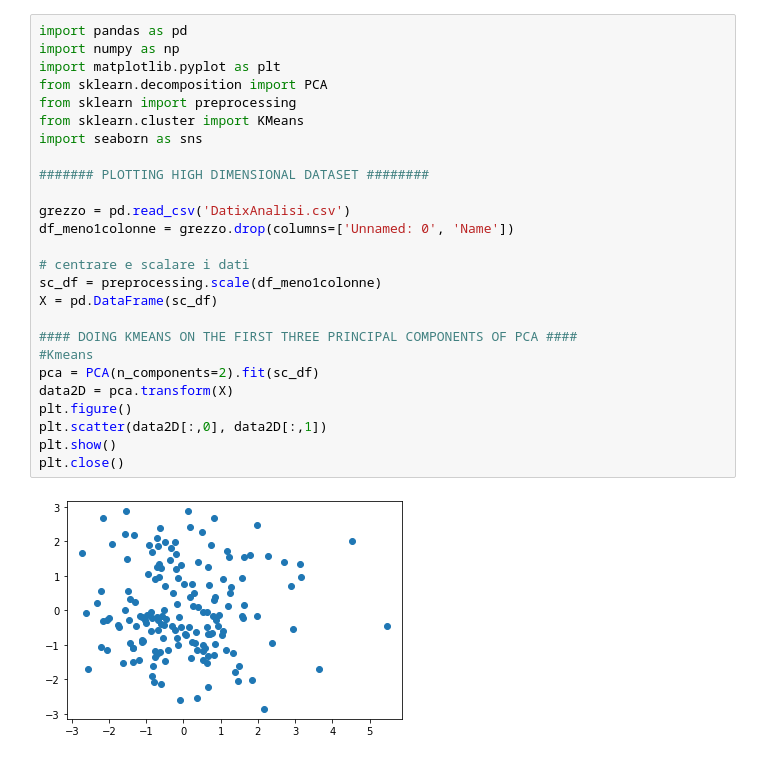
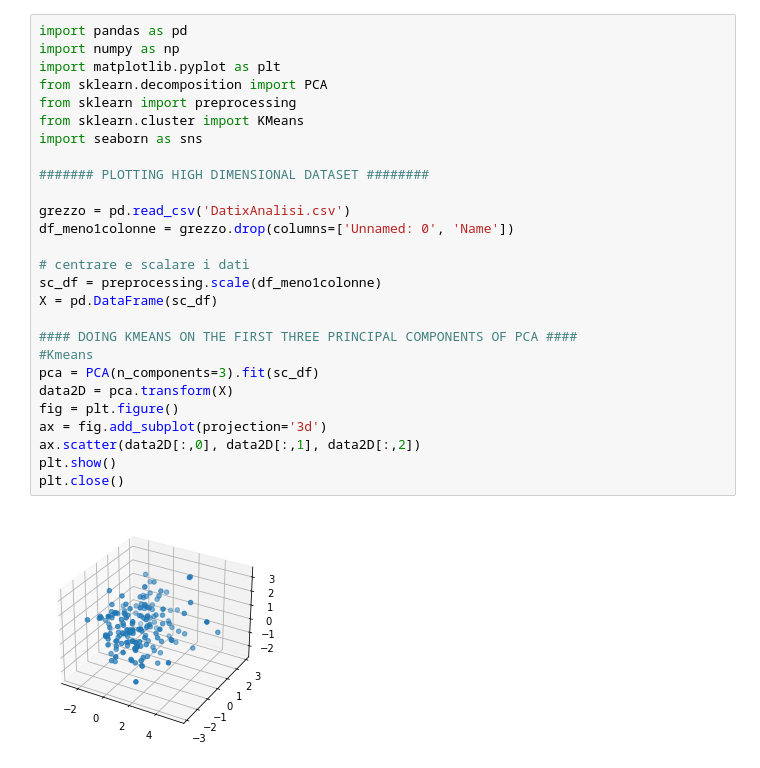
Before and after one commit to tramaglino/Social-Projection, a Jupyter notebook: pca.ipynb, the cells around one changed output. Drawn from its saved outputs; the diff is of its cells as text.

```diff
--- a/pca.ipynb
+++ b/pca.ipynb
@@ -1,29 +1,30 @@
 # %%
 import pandas as pd
 import numpy as np
 import matplotlib.pyplot as plt
 from sklearn.decomposition import PCA
 from sklearn import preprocessing
 from sklearn.cluster import KMeans
 import seaborn as sns
 
 ####### PLOTTING HIGH DIMENSIONAL DATASET ########
 
 grezzo = pd.read_csv('DatixAnalisi.csv')
 df_meno1colonne = grezzo.drop(columns=['Unnamed: 0', 'Name'])
 
 # centrare e scalare i dati
 sc_df = preprocessing.scale(df_meno1colonne)
 X = pd.DataFrame(sc_df)
 
 #### DOING KMEANS ON THE FIRST THREE PRINCIPAL COMPONENTS OF PCA ####
 #Kmeans
-pca = PCA(n_components=2).fit(sc_df)
+pca = PCA(n_components=3).fit(sc_df)
 data2D = pca.transform(X)
-plt.figure()
-plt.scatter(data2D[:,0], data2D[:,1])
+fig = plt.figure()
+ax = fig.add_subplot(projection='3d')
+ax.scatter(data2D[:,0], data2D[:,1], data2D[:,2])
 plt.show()
 plt.close()
 # %% [output]
-[figure, old version]
+[figure, new version]
 # %%
```
Also changed, not shown: parts of 1 cell of this notebook, 2 other files.
